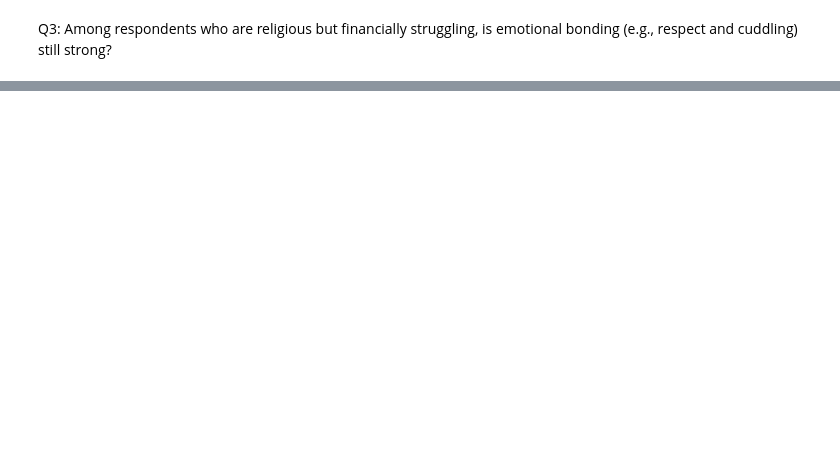
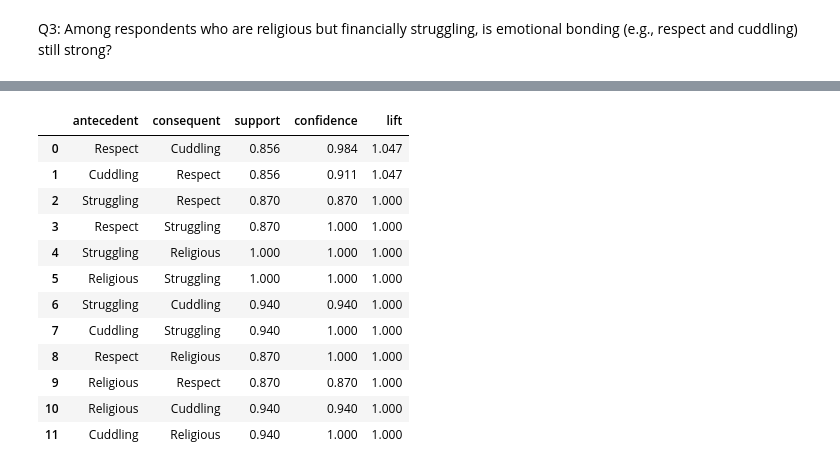
Before and after one commit to MelvinSiaw/Data-Mining, a Jupyter notebook: question3.ipynb, the cells around one changed output, grey strips where cells are left out. Saved outputs shown, nothing was run; the diff lists cells and outputs as text; code cells hidden in the pictures; blank space fills up the shorter version.

```diff
--- a/question3.ipynb
+++ b/question3.ipynb
@@ -55,0 +53,87 @@ Average Emotional Bonding Scores (Religious & Financially Struggling Respondents
+# %%
+import pandas as pd
+from itertools import combinations
+from collections import defaultdict
+import matplotlib.pyplot as plt
+
+# Load dataset
+df = pd.read_csv("Marital-satisfaction_Data (1).csv")
+
+# Step 1: Rename unnamed columns (Respect, Cuddling are columns 16 and 17)
+df.rename(columns={df.columns[16]: "Cuddling", df.columns[17]: "Respect"}, inplace=True)
+
+# Step 2: Filter respondents who are religious (Religiosity ≥ 5) and financially struggling (Material_status ≥ 4)
+filtered_df = df[(df["Religiosity"] >= 5) & (df["Material_status"] >= 4)].copy()
+
+# Step 3: Create emotional bonding flags
+filtered_df["Strong_Cuddling"] = filtered_df["Cuddling"].astype(float) <= 2  # Yes / Rather Yes
+filtered_df["Strong_Respect"] = filtered_df["Respect"].astype(float) <= 2
+
+# Step 4: Label transactions
+def label_items(row):
+    items = []
+    items.append("Religious")
+    items.append("Struggling")
+    if row["Strong_Cuddling"]:
+        items.append("Cuddling")
+    if row["Strong_Respect"]:
+        items.append("Respect")
+    return items
+
+transactions = filtered_df.apply(label_items, axis=1)
+
+# Step 5: Manual association rule mining (support + confidence)
+min_support = 0.1
+min_confidence = 0.6
+item_counts = defaultdict(int)
+pair_counts = defaultdict(int)
+
+# Count individual and pair occurrences
+for items in transactions:
+    items = set(items)
+    for item in items:
+        item_counts[item] += 1
+    for pair in combinations(items, 2):
+        pair_counts[frozenset(pair)] += 1
+
+# Total number of transactions
+total = len(transactions)
+
+# Generate rules with confidence and lift
+rules = []
+for pair, count in pair_counts.items():
+    items = list(pair)
+    for i in range(2):
+        antecedent = items[i]
+        consequent = items[1 - i]
+        support = count / total
+        confidence = count / item_counts[antecedent]
+        lift = confidence / (item_counts[consequent] / total)
+        if support >= min_support and confidence >= min_confidence:
+            rules.append({
+                "antecedent": antecedent,
+                "consequent": consequent,
+                "support": round(support, 3),
+                "confidence": round(confidence, 3),
+                "lift": round(lift, 3)
+            })
+
+# Display results as DataFrame
+rules_df = pd.DataFrame(rules)
+rules_df.sort_values(by="lift", ascending=False, inplace=True)
+rules_df.reset_index(drop=True, inplace=True)
+rules_df
+# %% [output]
+|  | antecedent | consequent | support | confidence | lift |
+| 0 | Respect | Cuddling | 0.856 | 0.984 | 1.047 |
+| 1 | Cuddling | Respect | 0.856 | 0.911 | 1.047 |
+| 2 | Struggling | Respect | 0.870 | 0.870 | 1.000 |
+| 3 | Respect | Struggling | 0.870 | 1.000 | 1.000 |
+| 4 | Struggling | Religious | 1.000 | 1.000 | 1.000 |
+| 5 | Religious | Struggling | 1.000 | 1.000 | 1.000 |
+| 6 | Struggling | Cuddling | 0.940 | 0.940 | 1.000 |
+| 7 | Cuddling | Struggling | 0.940 | 1.000 | 1.000 |
+| 8 | Respect | Religious | 0.870 | 1.000 | 1.000 |
+| 9 | Religious | Respect | 0.870 | 0.870 | 1.000 |
+| 10 | Religious | Cuddling | 0.940 | 0.940 | 1.000 |
+| 11 | Cuddling | Religious | 0.940 | 1.000 | 1.000 |
```
Also changed, not shown: parts of 22 cells of this notebook.
